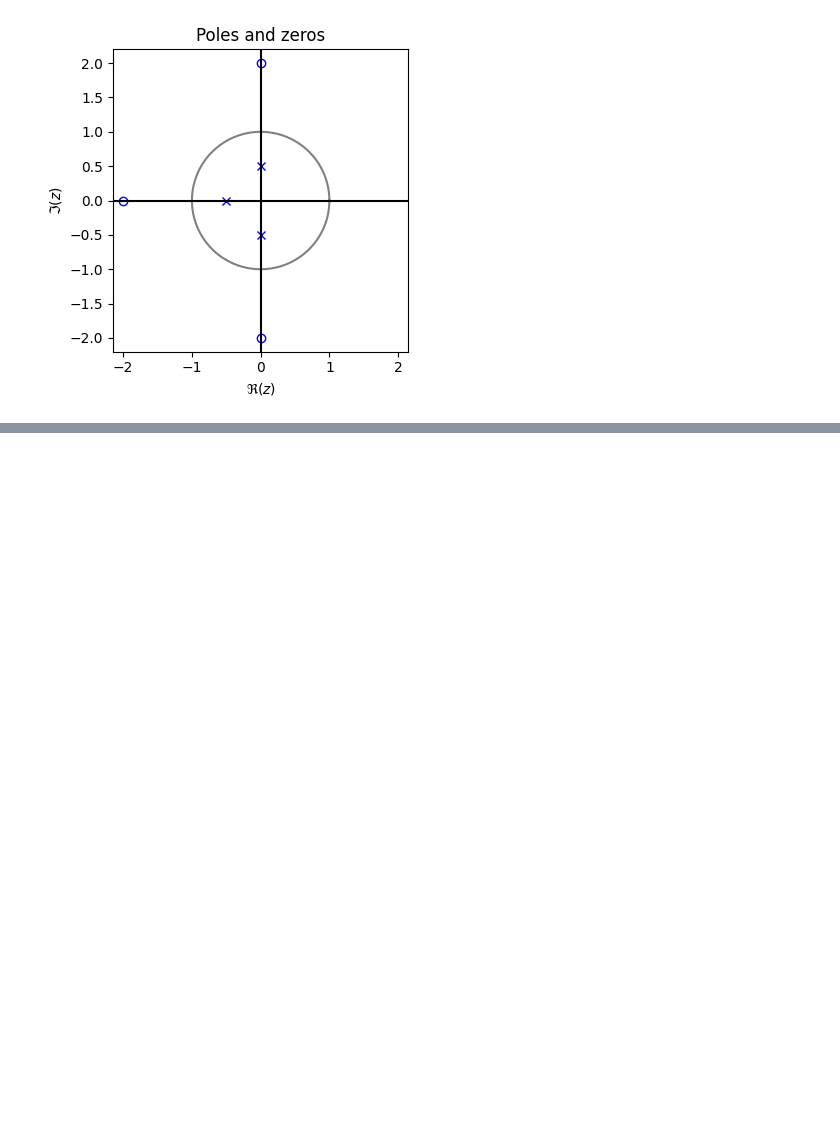
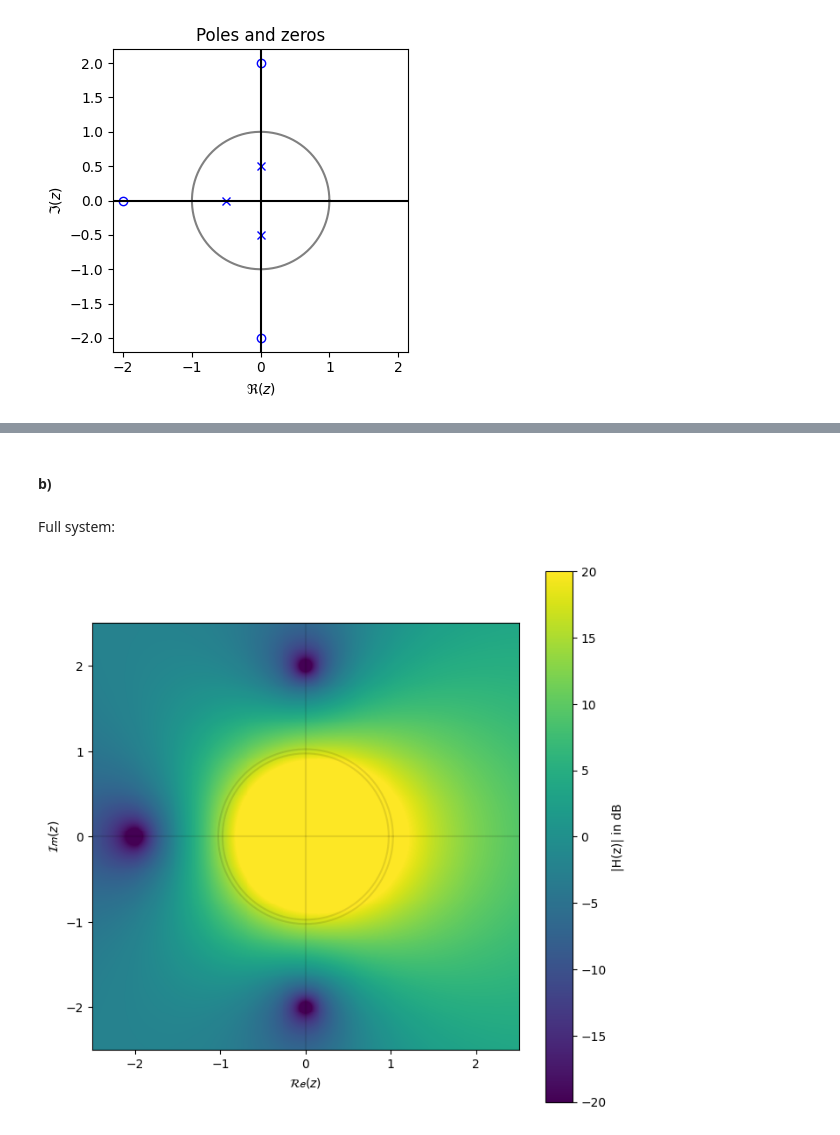
Before and after one commit to audiotechnologie-mattis/signalverarbeitung, a Jupyter notebook: homework_2/homework_2.ipynb, the cells around one changed output, grey strips where cells are left out. Drawn from its saved outputs; the diff is of its cells as text; code cells hidden in the pictures; blank space fills up the shorter version.

```diff
--- a/homework_2/homework_2.ipynb
+++ b/homework_2/homework_2.ipynb
@@ -369,6 +342,0 @@ Nicht Zähler sondern Nenner:
-# %%
-k = 1
-k_min = 8
-k_ap = 1 / 8
-
-# todo
@@ -379,0 +343,2 @@ k_ap = 1 / 8
+# %% [markdown]
+#### b)
@@ -379,0 +374,42 @@ k_ap = 1 / 8
+# %%
+def plot_z_colormesh(
+        x: np.ndarray,
+        y: np.ndarray,
+        data: np.ndarray,
+        minimum: float,
+        maximum: float,
+        colorbar_label: str
+):
+    figure, axes = plt.subplots(figsize=(20 / 2.54, 20 / 2.54))
+    axes.grid(False)
+    image = axes.pcolormesh(x, y, data, vmin=minimum, vmax=maximum)
+    colorbar = figure.colorbar(image)
+
+    # plot unit circle
+    w = np.linspace(0, 2 * np.pi, 100)
+    axes.plot(1.025 * np.cos(w), 1.025 * np.sin(w), c=[0, 0, 0, .1])
+    axes.plot(0.975 * np.cos(w), 0.975 * np.sin(w), c=[0, 0, 0, .1])
+
+    # draw lines through 0 for orientation
+    xmin, xmax, ymin, ymax = axes.axis()
+    axes.plot([0, 0], [ymin, ymax], c=[0, 0, 0, .1])
+    axes.plot([xmin, xmax], [0, 0], c=[0, 0, 0, .1])
+
+    axes.set_aspect('equal')
+    axes.set_xlabel(r'$ \mathcal{Re}(z) $')
+    axes.set_ylabel(r'$ \mathcal{Im}(z) $')
+    colorbar.set_label(colorbar_label)
+    plt.show()
+# %%
+width = 5
+N = 500
+minDb = -20
+maxDb = 20
+colorbar_label = '|H(z)| in dB'
+# %% [markdown]
+Full system:
+# %%
+x, y, H_full_db = z_magnitude_matrix_db((z_full, p_full, 1), width, N)
+plot_z_colormesh(x, y, H_full_db, minDb, maxDb, colorbar_label)
+# %% [output]
+[figure, added]
```
Also changed, not shown: parts of 26 cells of this notebook.
